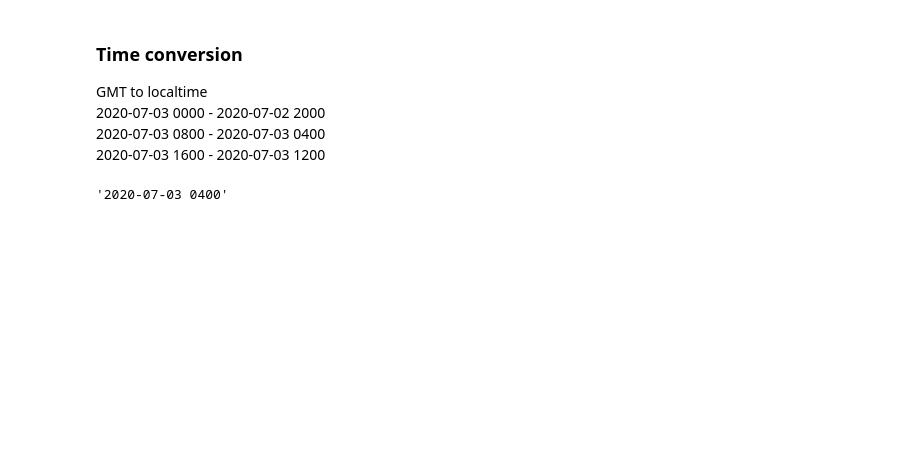
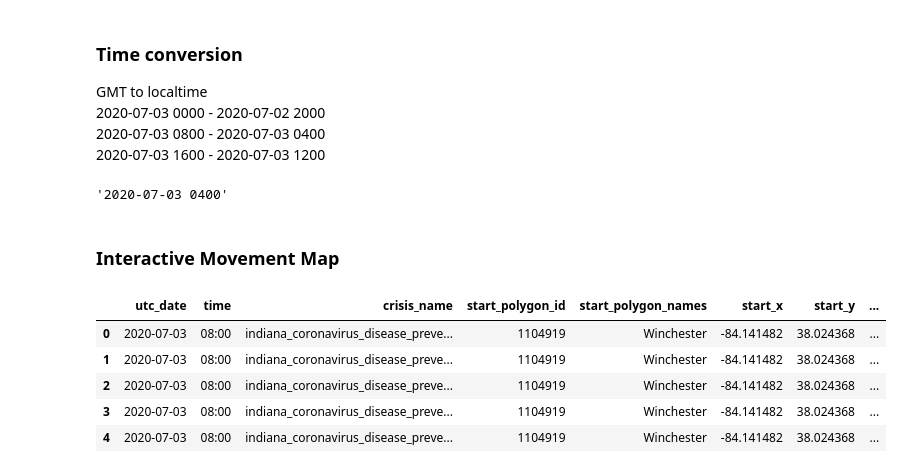
Before and after one commit to webgisdeveloper/SocialMedia_for_DisatarReposonse, a Jupyter notebook: Movements.ipynb, the cells around one changed output. Drawn from its saved outputs; the diff is of its cells as text; code cells hidden in the pictures; blank space fills up the shorter version.

```diff
--- a/Movements.ipynb
+++ b/Movements.ipynb
@@ -40,3 +63,5 @@ local_time = utc_to_local(time_str)
 local_time.strftime("%Y-%m-%d %H%M")
 # %% [output]
 '2020-07-03 0400'
+# %% [markdown]
+### Interactive Movement Map
@@ -42,0 +70,10 @@ local_time.strftime("%Y-%m-%d %H%M")
+# %%
+im_df = pd.read_csv(im_map)
+im_df.head()
+# %% [output]
+|  | utc_date | time | crisis_name | start_polygon_id | start_polygon_names | start_x | start_y | ... |
+| 0 | 2020-07-03 | 08:00 | indiana_coronavirus_disease_preve... | 1104919 | Winchester | -84.141482 | 38.024368 | ... |
+| 1 | 2020-07-03 | 08:00 | indiana_coronavirus_disease_preve... | 1104919 | Winchester | -84.141482 | 38.024368 | ... |
+| 2 | 2020-07-03 | 08:00 | indiana_coronavirus_disease_preve... | 1104919 | Winchester | -84.141482 | 38.024368 | ... |
+| 3 | 2020-07-03 | 08:00 | indiana_coronavirus_disease_preve... | 1104919 | Winchester | -84.141482 | 38.024368 | ... |
+| 4 | 2020-07-03 | 08:00 | indiana_coronavirus_disease_preve... | 1104919 | Winchester | -84.141482 | 38.024368 | ... |
```
Also changed, not shown: parts of 8 cells of this notebook.
